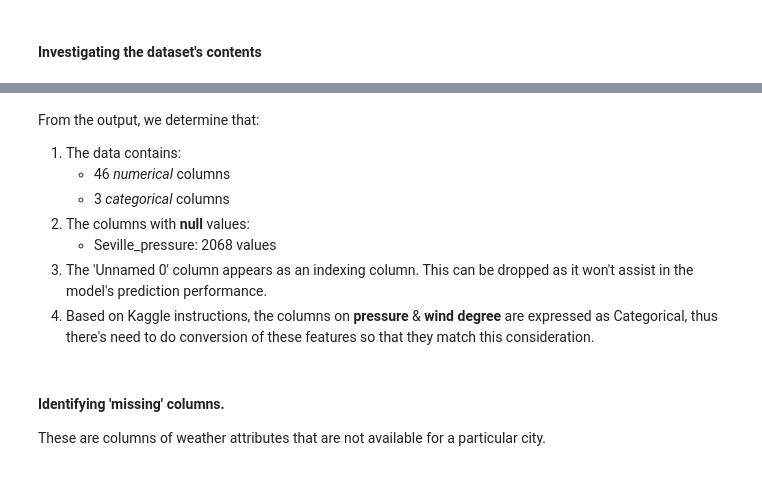
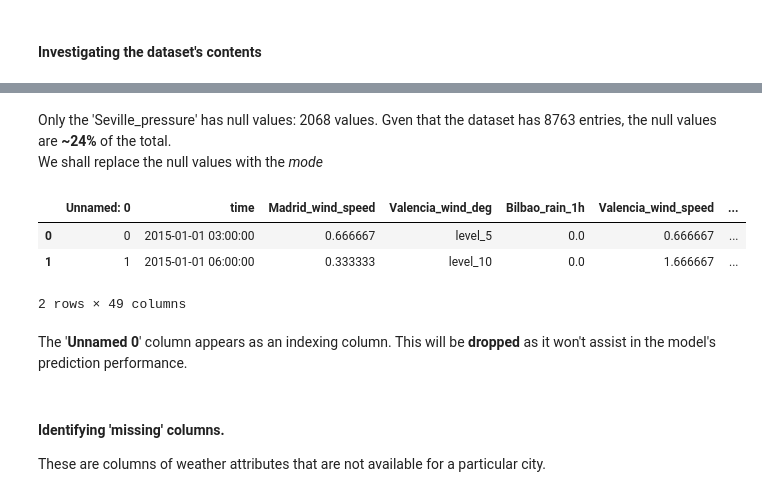
Before and after one commit to KenCBonyo/2110ACDS_ND5, a Jupyter notebook: 2110ACDS_ND5_v0.3.ipynb, the cells around one changed output, grey strips where cells are left out. Saved outputs shown, nothing was run; the diff lists cells and outputs as text; code cells hidden in the pictures.

```diff
--- a/2110ACDS_ND5_v0.3.ipynb
+++ b/2110ACDS_ND5_v0.3.ipynb
@@ -213,9 +227,12 @@ memory usage: 3.3+ MB
-# %% [markdown]
-From the output, we determine that:
-1. The data contains:
-    - 46 *numerical* columns
-    - 3 *categorical* columns
-2. The columns with **null** values:
-    - Seville_pressure: 2068 values
-3. The 'Unnamed 0' column appears as an indexing column. This can be dropped as it won't assist in the model's prediction performance.
-4. Based on Kaggle instructions, the columns on **pressure** & **wind degree** are expressed as Categorical, thus there's need to do conversion of these features so that they match this consideration.
+# %% [markdown]
+Only the 'Seville_pressure' has null values: 2068 values. Gven that the dataset has 8763 entries, the null values are **~24%** of the total. <br>
+We shall replace the null values with the *mode*
+# %%
+    train_df.head(2)
+# %% [output]
+|  | Unnamed: 0 | time | Madrid_wind_speed | Valencia_wind_deg | Bilbao_rain_1h | Valencia_wind_speed | ... |
+| 0 | 0 | 2015-01-01 03:00:00 | 0.666667 | level_5 | 0.0 | 0.666667 | ... |
+| 1 | 1 | 2015-01-01 06:00:00 | 0.333333 | level_10 | 0.0 | 1.666667 | ... |
+2 rows × 49 columns
+# %% [markdown]
+The '**Unnamed 0**' column appears as an indexing column. This will be **dropped** as it won't assist in the model's prediction performance.
```
Also changed, not shown: parts of 20 cells of this notebook, 7 other files.
